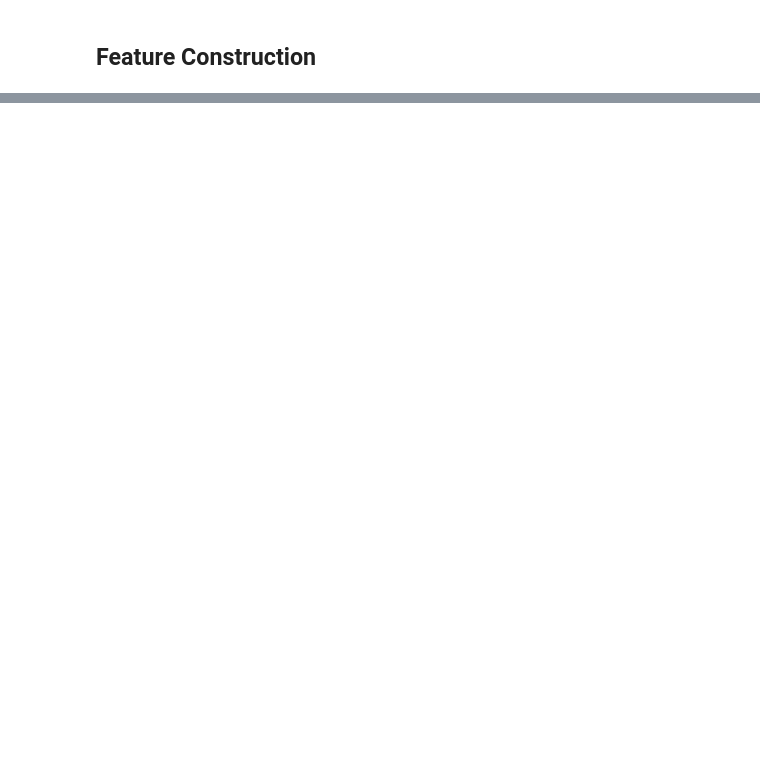
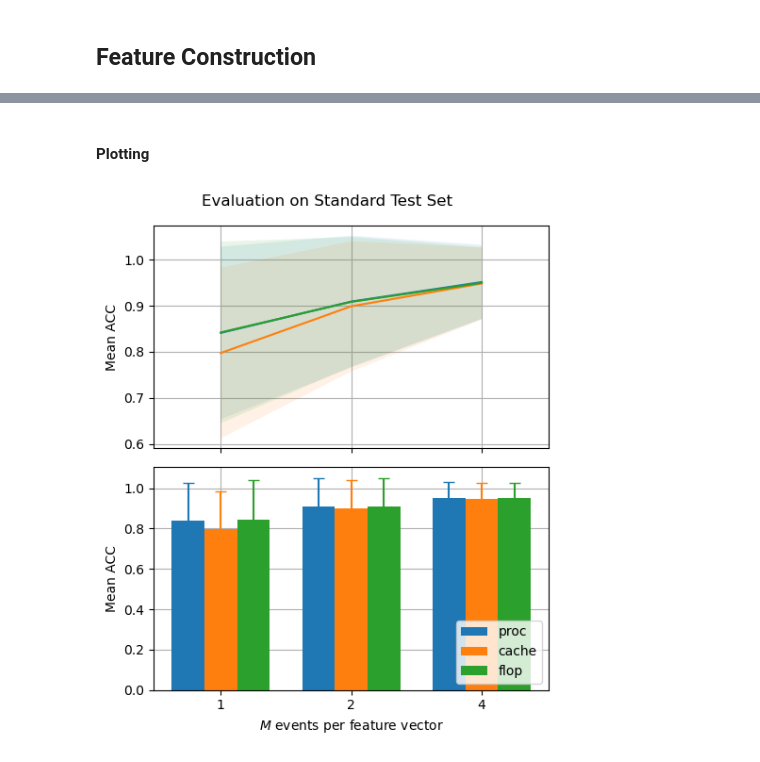
Before and after one commit to katelkq/dissertation, a Jupyter notebook: notebooks/evaluation.ipynb, the cells around one changed output, grey strips where cells are left out. Saved outputs shown, nothing was run; the diff lists cells and outputs as text; code cells hidden in the pictures; blank space fills up the shorter version.

```diff
--- a/notebooks/evaluation.ipynb
+++ b/notebooks/evaluation.ipynb
@@ -52,0 +417,67 @@ plt.show()
+# %% [markdown]
+#### Plotting
+# %%
+fig, axes = plt.subplots(2, 1, figsize=(5, 6), sharex=True)
+
+M = (1, 2, 4)
+
+accuracies = {
+    'proc': np.array([0.841164, 0.909117, 0.951443]),
+    'cache': np.array([0.797534, 0.898871, 0.948388]),
+    # 'flop': np.array([0.745538, 0.902648, 0.949282]),
+    'flop': np.array([0.842205, 0.908514, 0.949690])
+}
+
+stds = {
+    'proc': np.array([0.187117, 0.142895, 0.080761]),
+    'cache': np.array([0.185040, 0.141066, 0.078035]),
+    # 'flop': np.array([0.262021, 0.141422, 0.077189]),
+    'flop': np.array([0.196863, 0.140708, 0.077470])
+}
+
+x = np.arange(len(M))  # the label locations
+
+# the line plot above
+ax = axes[0]
+
+for classifier, acc in accuracies.items():
+    offset = 1 / (len(accuracies) + 1)
+    ax.plot(x+offset, acc)
+    err = stds[classifier]
+    ax.fill_between(x+offset, acc-err, acc+err, alpha=0.1)
+
+ax.set_ylabel('Mean ACC')
+
+ax.set_axisbelow(True)
+ax.grid()
+
+
+# the bar plot below
+ax = axes[1]
+
+width = 1 / (len(accuracies) + 1)  # the width of the bars
+multiplier = 0  # manually adjust this
+
+for classifier, acc in accuracies.items():
+    offset = width * multiplier
+    ax.bar(x + offset, acc, width, label=classifier)
+    ax.errorbar(x + offset, acc, yerr=stds[classifier], capsize=4, ls='none')
+    multiplier += 1
+
+ax.set_xlabel('$M$ events per feature vector')
+ax.set_ylabel('Mean ACC')
+
+ax.set_xticks(x + width, M)
+
+ax.set_axisbelow(True)
+ax.grid()
+
+ax.legend(loc='lower right')
+
+
+fig.suptitle('Evaluation on Standard Test Set')
+plt.tight_layout()
+plt.savefig('./figures/features/n_events.png')
+plt.show()
+# %% [output]
+[figure, added]
```
Also changed, not shown: parts of 35 cells of this notebook, 10 other files.
